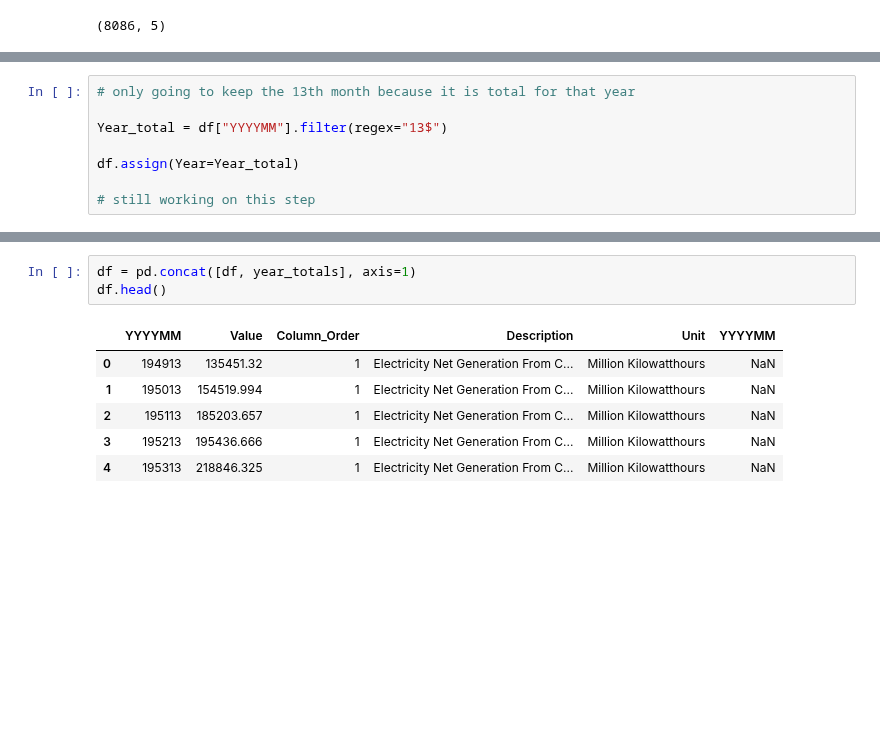
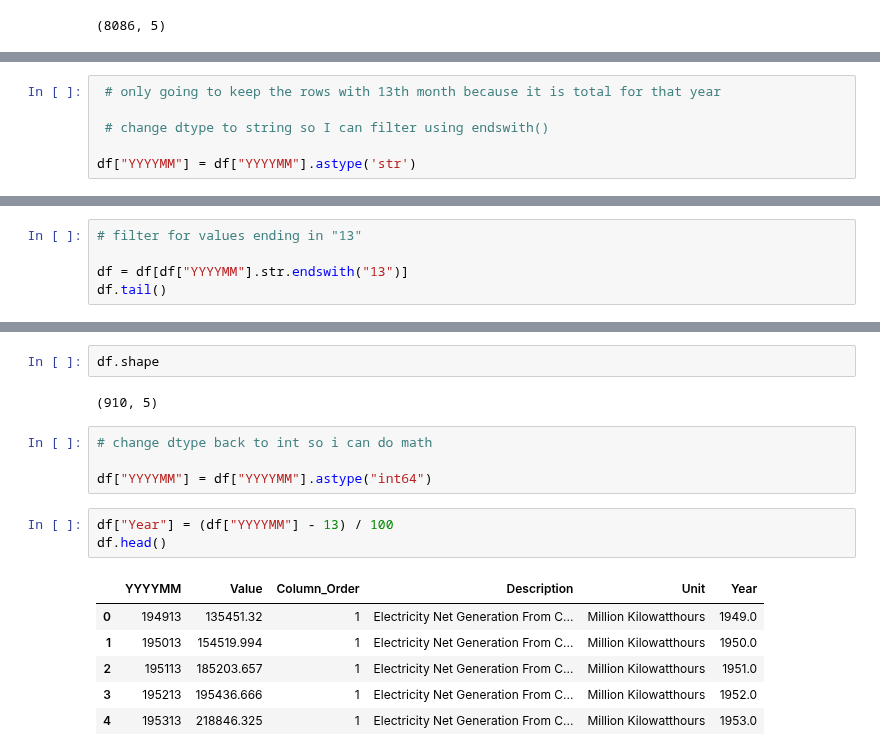
Before and after one commit to bloominstituteoftechnology/DS-Unit-1-Sprint-3-Data-Storytelling, a Jupyter notebook: module4-sequence-your-narrative/LS_DS_224_Sequence_your_narrative.ipynb, the cells around one changed output, grey strips where cells are left out. Drawn from its saved outputs; the diff is of its cells as text; blank space fills up the shorter version.

```diff
--- a/module4-sequence-your-narrative/LS_DS_224_Sequence_your_narrative.ipynb
+++ b/module4-sequence-your-narrative/LS_DS_224_Sequence_your_narrative.ipynb
@@ -413,10 +413,8 @@ df["YYYYMM"].tail(20)
 8085    201813
 Name: YYYYMM, dtype: int64
 # %%
-# only going to keep the 13th month because it is total for that year
+ # only going to keep the rows with 13th month because it is total for that year
 
-Year_total = df["YYYYMM"].filter(regex="13$")
+ # change dtype to string so I can filter using endswith()
 
-df.assign(Year=Year_total)
-
-# still working on this step
+df["YYYYMM"] = df["YYYYMM"].astype('str')
@@ -424,0 +421,5 @@ ValueError: ignored
+# %%
+# filter for values ending in "13"
+
+df = df[df["YYYYMM"].str.endswith("13")]
+df.tail()
@@ -425,10 +433,18 @@ ValueError: ignored
+# %%
+df.shape
+# %% [output]
+(910, 5)
+# %%
+# change dtype back to int so i can do math
+
+df["YYYYMM"] = df["YYYYMM"].astype("int64")
 # %%
-df = pd.concat([df, year_totals], axis=1)
+df["Year"] = (df["YYYYMM"] - 13) / 100
 df.head()
 # %% [output]
-|  | YYYYMM | Value | Column_Order | Description | Unit | YYYYMM |
-| 0 | 194913 | 135451.32 | 1 | Electricity Net Generation From C... | Million Kilowatthours | NaN |
-| 1 | 195013 | 154519.994 | 1 | Electricity Net Generation From C... | Million Kilowatthours | NaN |
-| 2 | 195113 | 185203.657 | 1 | Electricity Net Generation From C... | Million Kilowatthours | NaN |
-| 3 | 195213 | 195436.666 | 1 | Electricity Net Generation From C... | Million Kilowatthours | NaN |
-| 4 | 195313 | 218846.325 | 1 | Electricity Net Generation From C... | Million Kilowatthours | NaN |
+|  | YYYYMM | Value | Column_Order | Description | Unit | Year |
+| 0 | 194913 | 135451.32 | 1 | Electricity Net Generation From C... | Million Kilowatthours | 1949.0 |
+| 1 | 195013 | 154519.994 | 1 | Electricity Net Generation From C... | Million Kilowatthours | 1950.0 |
+| 2 | 195113 | 185203.657 | 1 | Electricity Net Generation From C... | Million Kilowatthours | 1951.0 |
+| 3 | 195213 | 195436.666 | 1 | Electricity Net Generation From C... | Million Kilowatthours | 1952.0 |
+| 4 | 195313 | 218846.325 | 1 | Electricity Net Generation From C... | Million Kilowatthours | 1953.0 |
```
Also changed, not shown: parts of 23 cells of this notebook.
